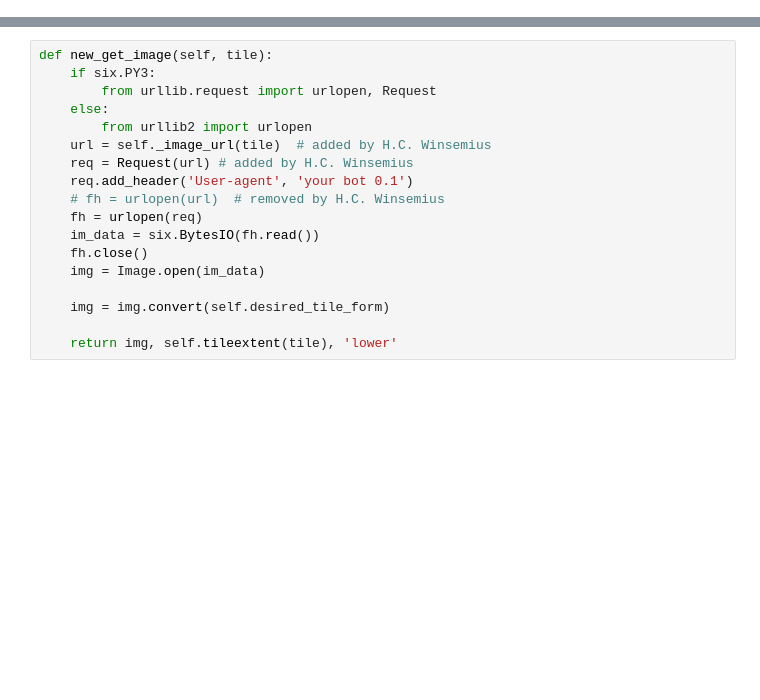
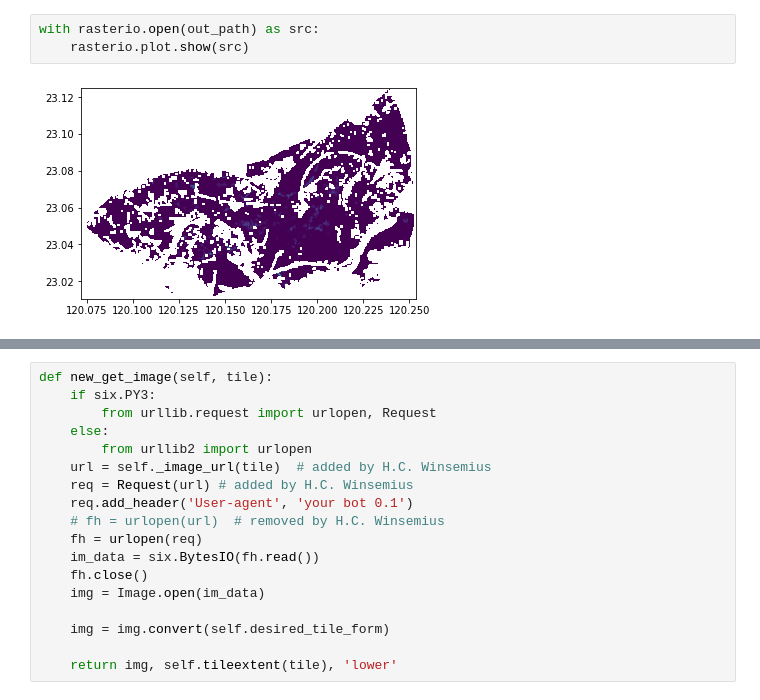
Before and after one commit to cvb14795/export-static-map, a Jupyter notebook: ExportPic.ipynb, the cells around one changed output, grey strips where cells are left out. Drawn from its saved outputs; the diff is of its cells as text; blank space fills up the shorter version.

```diff
--- a/ExportPic.ipynb
+++ b/ExportPic.ipynb
@@ -133 +185,6 @@ markchoo-mountain-wpt-0100
+# %%
+with rasterio.open(out_path) as src:
+    rasterio.plot.show(src)
+# %% [output]
+[figure, added]
 # %%
```
Also changed, not shown: parts of 5 cells of this notebook, 4 other files.
